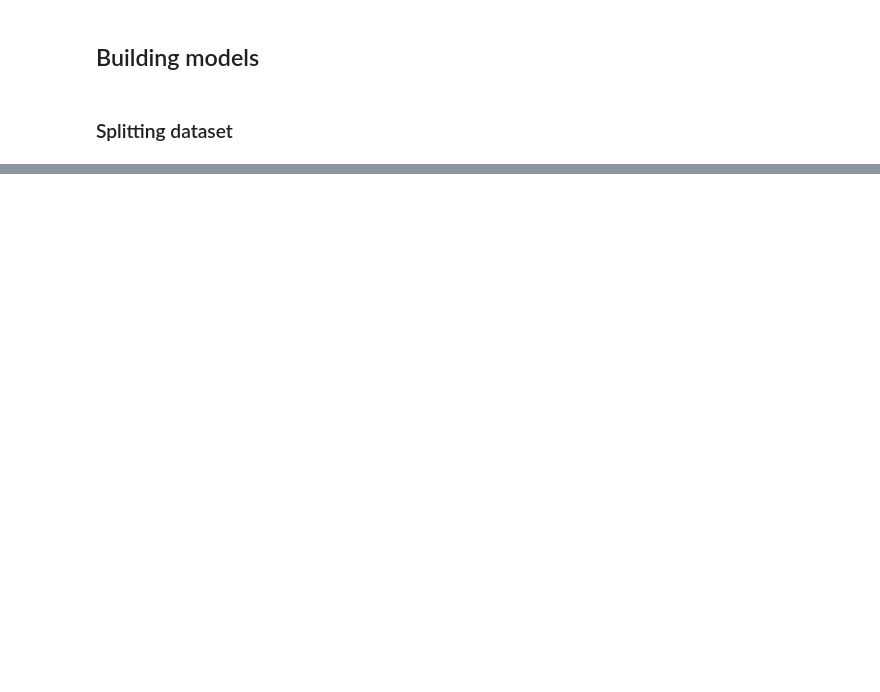
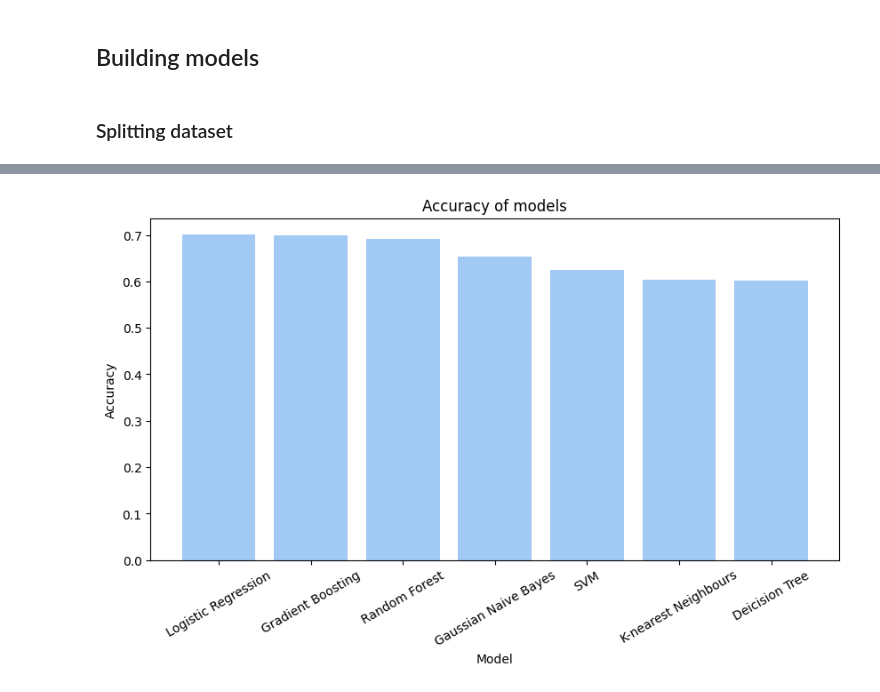
Before and after one commit to dstpnwska/StudentsPerformance, a Jupyter notebook: students-performance.ipynb, the cells around one changed output, grey strips where cells are left out. Drawn from its saved outputs; the diff is of its cells as text; code cells hidden in the pictures; blank space fills up the shorter version.

```diff
--- a/students-performance.ipynb
+++ b/students-performance.ipynb
@@ -199,0 +209,4 @@ The target variable is imbalanced, which means we should use stratified splittin
+# %%
+X = data.drop('GradeClass', axis = 1)
+y = data['GradeClass']
+X_train, X_test, y_train, y_test = train_test_split(X, y, test_size = 0.2, random_state = 44, stratify = y)
@@ -199,0 +215,22 @@ The target variable is imbalanced, which means we should use stratified splittin
+# %%
+classification_models = {
+    'Logistic Regression': LogisticRegression(max_iter = 900),
+    'Deicision Tree': DecisionTreeClassifier(),
+    'Random Forest': RandomForestClassifier(),
+    'K-nearest Neighbours': KNeighborsClassifier(),
+    'SVM': SVC(),
+    'Gaussian Naive Bayes': GaussianNB(),
+    'Gradient Boosting': GradientBoostingClassifier()
+}
+
+accuracy = []
+model_name = []
+# %%
+for name, clf in classification_models.items():
+    score = cross_val_score(clf, X_train, y_train, cv = kfold, scoring = 'accuracy')
+    score_mean = score.mean()
+    model_name.append(name)
+    accuracy.append(score_mean)
+# %%
+results = pd.DataFrame({'Model': model_name, 'Accuracy': accuracy})
+print(results)
@@ -199,0 +246,12 @@ The target variable is imbalanced, which means we should use stratified splittin
+# %%
+results_sorted = results.sort_values('Accuracy', ascending = False)
+
+plt.figure(figsize=(10,5))
+plt.bar(results_sorted['Model'], results_sorted['Accuracy'])
+plt.xlabel('Model')
+plt.xticks(rotation = 30)
+plt.ylabel('Accuracy')
+plt.title('Accuracy of models')
+plt.show()
+# %% [output]
+[figure, added]
```
Also changed, not shown: parts of 6 cells of this notebook.
